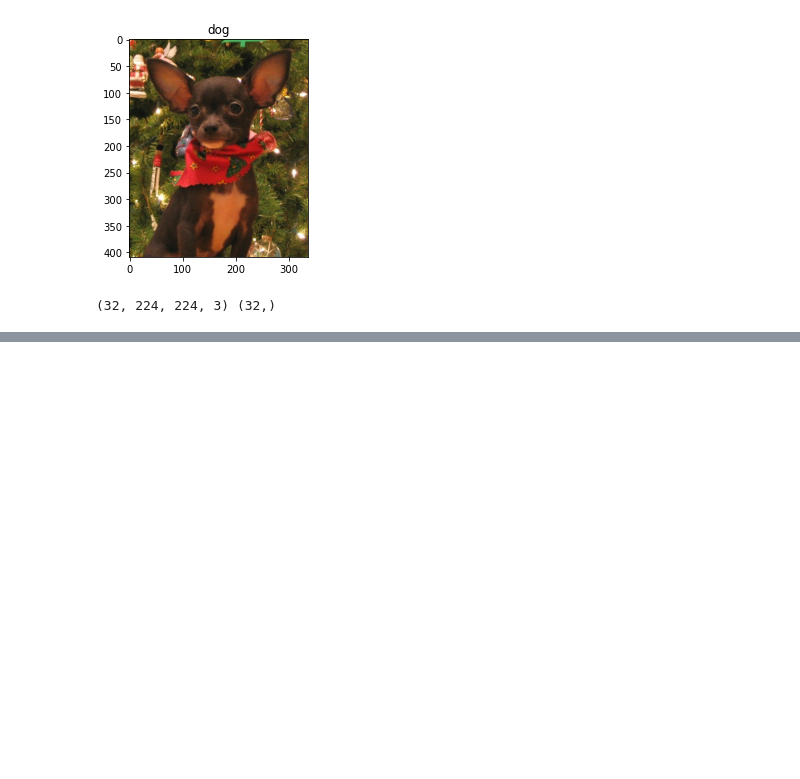
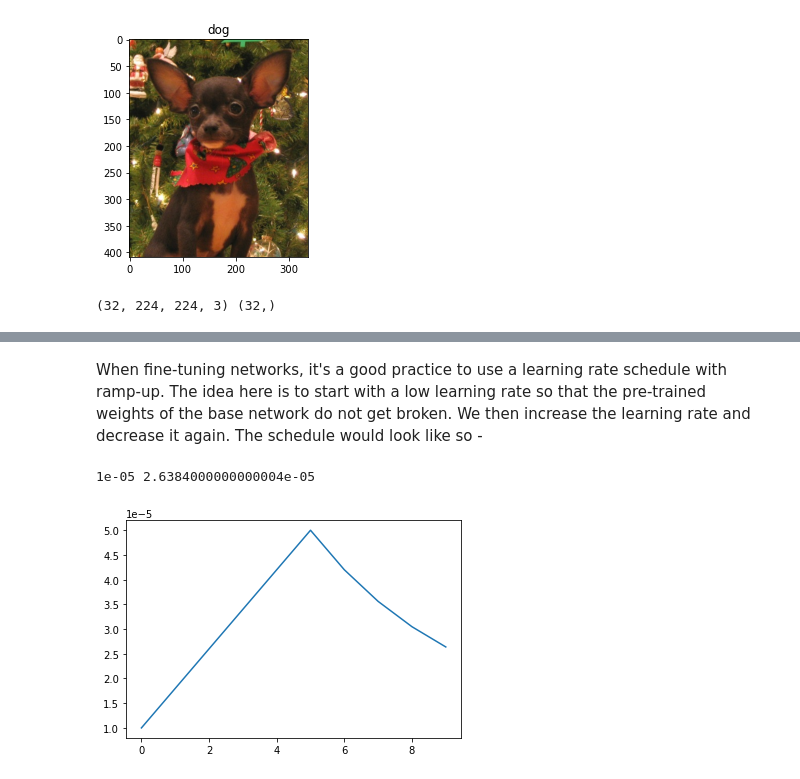
Before and after one commit to sayakpaul/tf.keras-Distributed-Training, a Jupyter notebook: Single_GPU_Training.ipynb, the cells around one changed output, grey strips where cells are left out. Saved outputs shown, nothing was run; the diff lists cells and outputs as text; code cells hidden in the pictures; blank space fills up the shorter version.

```diff
--- a/Single_GPU_Training.ipynb
+++ b/Single_GPU_Training.ipynb
@@ -148,0 +155,30 @@ model training time 648.4972503185272
+# %% [markdown]
+When fine-tuning networks, it's a good practice to use a learning rate schedule with ramp-up. The idea here is to start with a low learning rate so that the pre-trained weights of the base network do not get broken. We then increase the learning rate and decrease it again. The schedule would look like so -
+# %%
+start_lr = 0.00001
+min_lr = 0.00001
+max_lr = 0.00005
+rampup_epochs = 5
+sustain_epochs = 0
+exp_decay = .8
+# %%
+def lrfn(epoch):
+    def lr(epoch, start_lr, min_lr, max_lr, rampup_epochs, sustain_epochs, exp_decay):
+        if epoch < rampup_epochs:
+            lr = (max_lr - start_lr)/rampup_epochs * epoch + start_lr
+        elif epoch < rampup_epochs + sustain_epochs:
+            lr = max_lr
+        else:
+            lr = (max_lr - min_lr) * exp_decay**(epoch-rampup_epochs-sustain_epochs) + min_lr
+        return lr
+    return lr(epoch, start_lr, min_lr, max_lr, rampup_epochs, sustain_epochs, exp_decay)
+
+lr_callback = tf.keras.callbacks.LearningRateScheduler(lambda epoch: lrfn(epoch), verbose=True)
+# %%
+rng = [i for i in range(10)]
+y = [lrfn(x) for x in rng]
+plt.plot(rng, [lrfn(x) for x in rng])
+print(y[0], y[-1])
+# %% [output]
+1e-05 2.6384000000000004e-05
+[figure, added]
```
Also changed, not shown: parts of 9 cells of this notebook, 1 other file.
